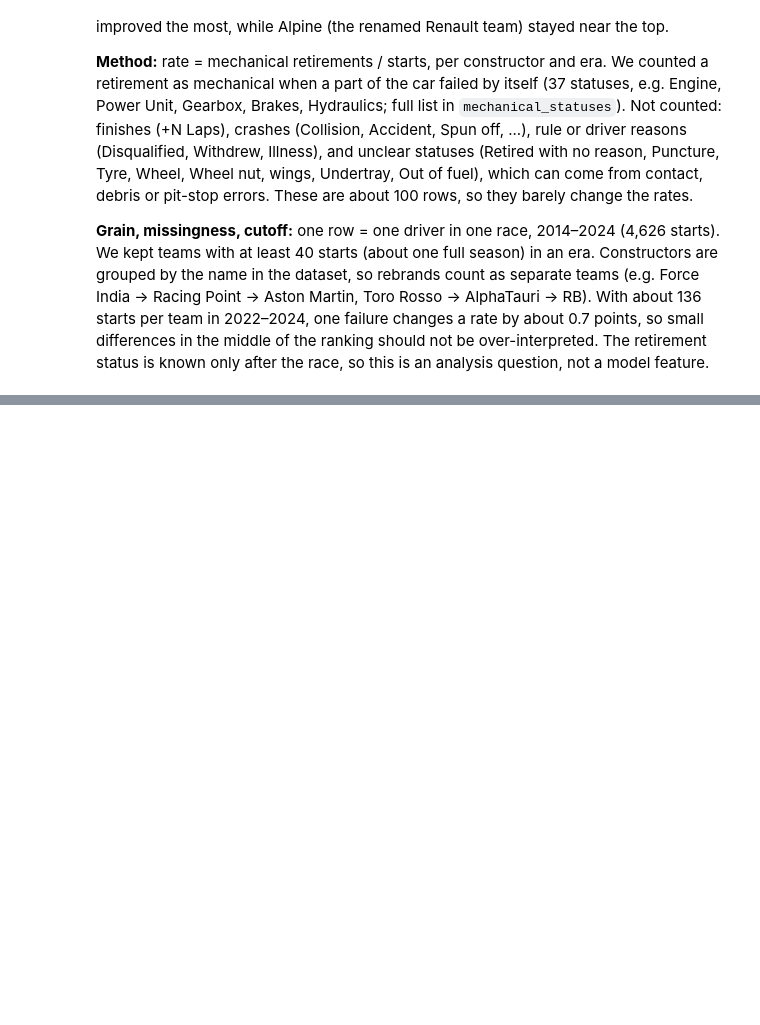
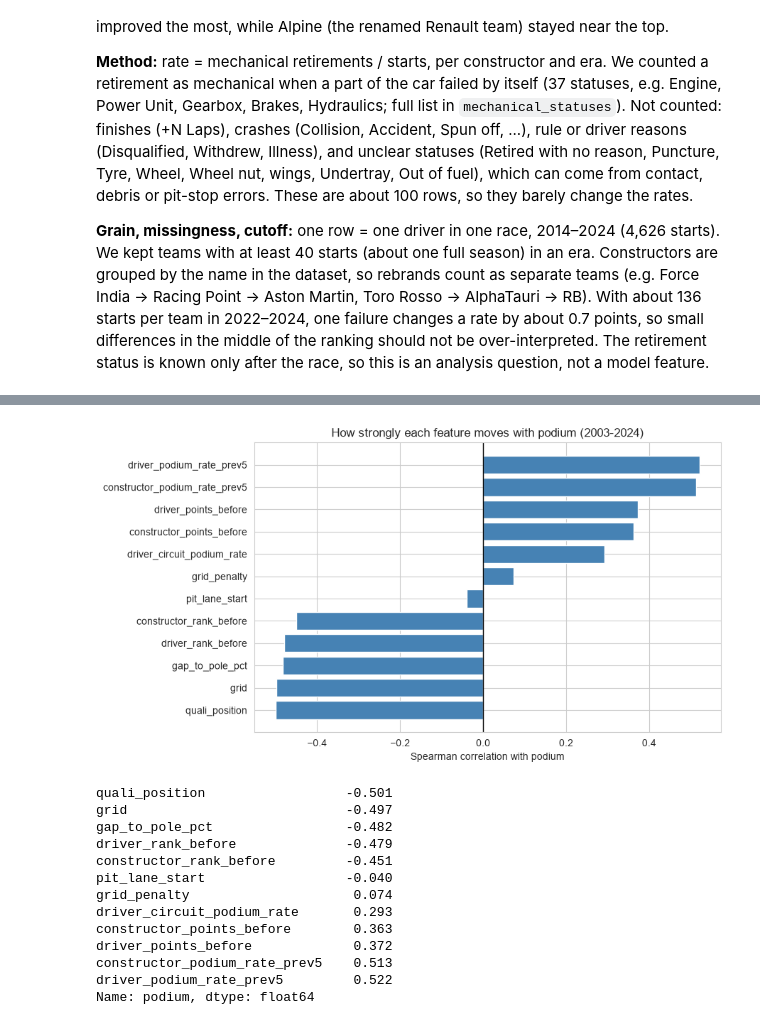
Before and after one commit to AmrKoura/ACL-project, a Jupyter notebook: milestone1.ipynb, the cells around one changed output, grey strips where cells are left out. Saved outputs shown, nothing was run; the diff lists cells and outputs as text; code cells hidden in the pictures; blank space fills up the shorter version.

Commit message:
made some edits ahd edited the report (didnt add names/ids yet in the report )

```diff
--- a/milestone1.ipynb
+++ b/milestone1.ipynb
@@ -19,7 +19,18 @@ sns.set_style("whitegrid")
 # %% [markdown]
 ### 0.2 Loading the 14 tables
 # %%
+import os
+
+# on our laptops the CSVs are in the folder "f1_dataset/"
 DATA_PATH = "f1_dataset/"
+
+# on Kaggle the data is somewhere inside /kaggle/input/, so we look for the folder that has circuits.csv
+if os.path.exists("/kaggle/input"):
+    for folder, subfolders, files in os.walk("/kaggle/input"):
+        if "circuits.csv" in files:
+            DATA_PATH = folder + "/"
+
+print("Reading the data from:", DATA_PATH)
 
 circuits              = pd.read_csv(DATA_PATH + "circuits.csv")
 constructors          = pd.read_csv(DATA_PATH + "constructors.csv")
@@ -2015,0 +1646,20 @@ The inference demo also accepts missing fields. For its complete record the fore
+# %%
+FEATURE_GROUPS = {
+    'grid': ['grid', 'pit_lane_start', 'grid_penalty'],
+    'qualifying': ['quali_position', 'gap_to_pole_pct'],
+    'standings': ['driver_points_before', 'driver_rank_before', 'constructor_points_before', 'constructor_rank_before'],
+    'form': ['driver_podium_rate_prev5', 'constructor_podium_rate_prev5'],
+    'circuit history': ['driver_circuit_podium_rate'],
+}
+
+# one flat list with all features
+FEATURES = []
+for group in FEATURE_GROUPS:
+    FEATURES = FEATURES + FEATURE_GROUPS[group]
+TARGET = 'podium'
+
+# all features as normal float numbers (missing values become NaN)
+model_data[FEATURES] = model_data[FEATURES].astype(float)
+
+print(len(FEATURES), 'features:', FEATURES)
+model_data[FEATURES].describe().T.round(2)
@@ -2015,0 +1686,29 @@ The inference demo also accepts missing fields. For its complete record the fore
+# %%
+# Spearman correlation of every feature with podium
+corr = model_data[FEATURES + ['podium']].corr(method='spearman')['podium']
+corr = corr.drop('podium').sort_values()
+
+plt.figure(figsize=(9, 5))
+plt.barh(corr.index, corr.values, color='steelblue')
+plt.axvline(0, color='black', linewidth=1)
+plt.xlabel('Spearman correlation with podium')
+plt.title('How strongly each feature moves with podium (2003-2024)')
+plt.tight_layout()
+plt.show()
+
+print(corr.round(3))
+# %% [output]
+[figure, added]
+quali_position                  -0.501
+grid                            -0.497
+gap_to_pole_pct                 -0.482
+driver_rank_before              -0.479
+constructor_rank_before         -0.451
+pit_lane_start                  -0.040
+grid_penalty                     0.074
+driver_circuit_podium_rate       0.293
+constructor_points_before        0.363
+driver_points_before             0.372
+constructor_podium_rate_prev5    0.513
+driver_podium_rate_prev5         0.522
+Name: podium, dtype: float64
```
Also changed, not shown: parts of 84 cells of this notebook, 1 other file.
